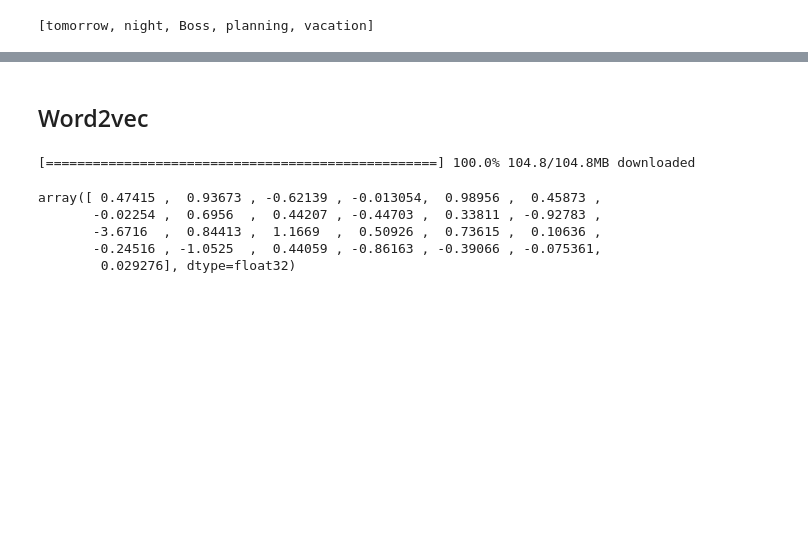
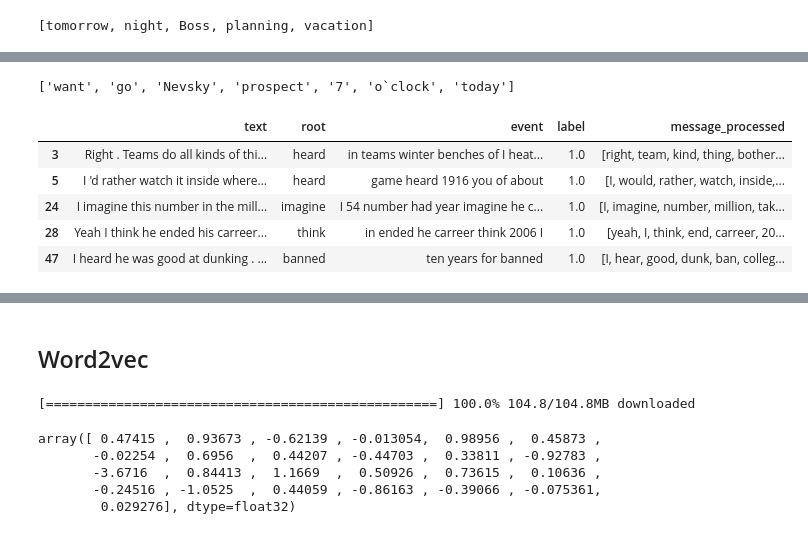
Before and after one commit to geniusserg/PlanningLooker, a Jupyter notebook: notebooks/NLP.ipynb, the cells around one changed output, grey strips where cells are left out. Drawn from its saved outputs; the diff is of its cells as text; code cells hidden in the pictures; blank space fills up the shorter version.

```diff
--- a/notebooks/NLP.ipynb
+++ b/notebooks/NLP.ipynb
@@ -77,7 +86,0 @@ tok_seq
-# %%
-tags = []
-doc = nlp("I will not arrive today at 5 a.m. ")
-for token in doc:
-    tags.append([token.text, token.lemma_, token.ent_type_, token.pos_, token.tag_, token.dep_, token.head])
-postok = {str(i): list(doc).index(i) for i in doc}
-pd.DataFrame(tags, columns = ["Token", "lemma", "entity", "full", "entity", "dep type", "head"])
@@ -160,0 +122,11 @@ for sent in test_sents:
+# %%
+def prepare_text(input: str) -> list:
+  output = re.sub(r"\S*@\S*\s?", "", input) #emails
+  output = re.sub(r'\w+:\/{2}[\d\w-]+(\.[\d\w-]+)*(?:(?:\/[^\s/]*))*', '', output) # any URL
+  output = re.sub(r'[.,!()?:<>#]{2,}', '', output) # repeated punctuations
+  output = re.sub(r'\s{2,}', ' ', output) # repeated spaces
+  doc = nlp(output)
+  output = [tag.lemma_ for tag in doc]
+  return output
+
+prepare_text("He wants to go on Nevsky prospect at 7 o`clock today")
@@ -160,0 +145,31 @@ for sent in test_sents:
+# %%
+eng_stopwords = stopwords.words('english')
+punct = string.punctuation
+def stopwords_delete(input: list) -> list:
+  output = [token for token in input if token not in eng_stopwords]
+  output = [token for token in output if token not in punct]
+  return output
+stopwords_delete(prepare_text("He wants to go on Nevsky prospect at 7 o`clock today"))
+# %% [output]
+['want', 'go', 'Nevsky', 'prospect', '7', 'o`clock', 'today']
+# %%
+from collections import Counter
+counter_words = Counter()
+
+def pipeline(input):
+  output = prepare_text(input)
+  output = stopwords_delete(output)
+  for word in output:
+    counter_words[word] += 1         # collect frequencies
+  return output
+
+df_part = df[df["label"] == 1].iloc[:1000, :]
+df_part["message_processed"] = df_part["text"].apply(pipeline)
+df_part.head()
+# %% [output]
+|  | text | root | event | label | message_processed |
+| 3 | Right . Teams do all kinds of thi... | heard | in teams winter benches of I heat... | 1.0 | [right, team, kind, thing, bother... |
+| 5 | I 'd rather watch it inside where... | heard | game heard 1916 you of about | 1.0 | [I, would, rather, watch, inside,... |
+| 24 | I imagine this number in the mill... | imagine | I 54 number had year imagine he c... | 1.0 | [I, imagine, number, million, tak... |
+| 28 | Yeah I think he ended his carreer... | think | in ended he carreer think 2006 I | 1.0 | [yeah, I, think, end, carreer, 20... |
+| 47 | I heard he was good at dunking . ... | banned | ten years for banned | 1.0 | [I, hear, good, dunk, ban, colleg... |
```
Also changed, not shown: parts of 28 cells of this notebook, 1 other file.
